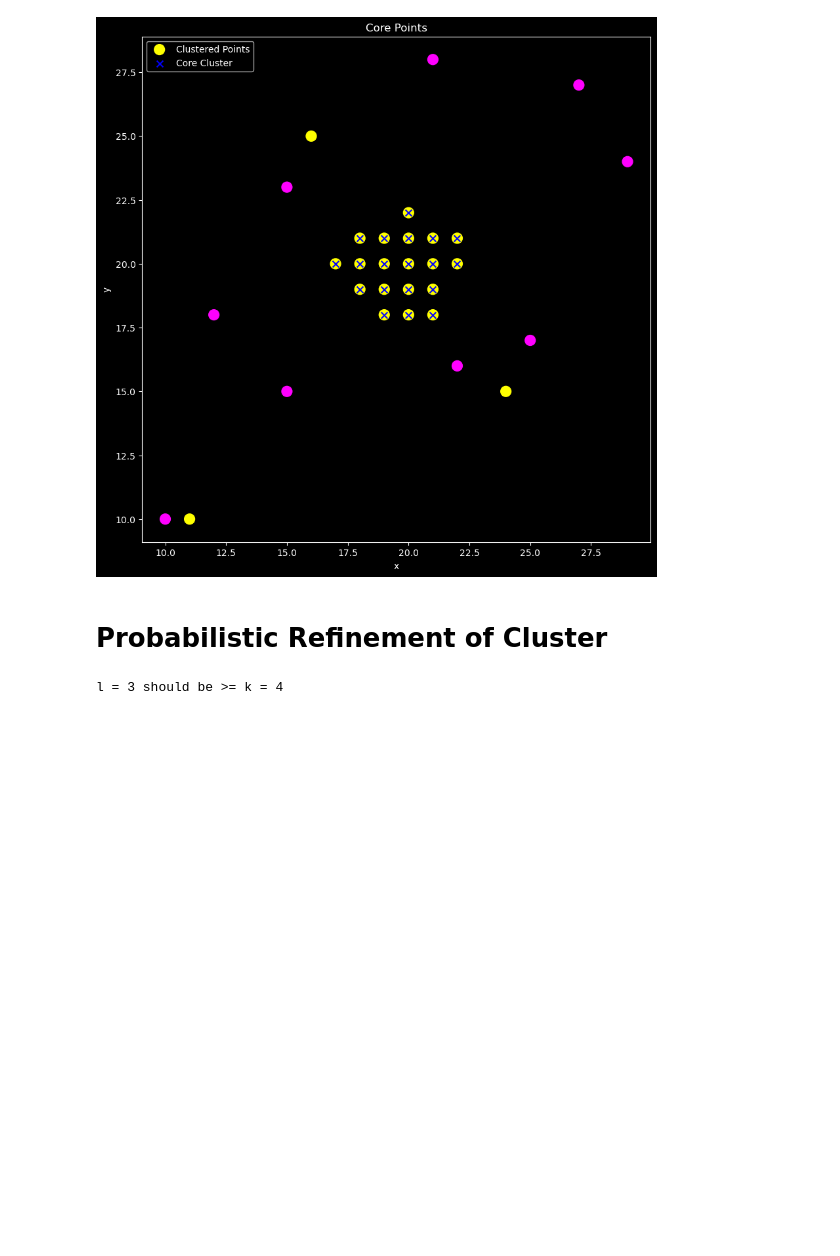
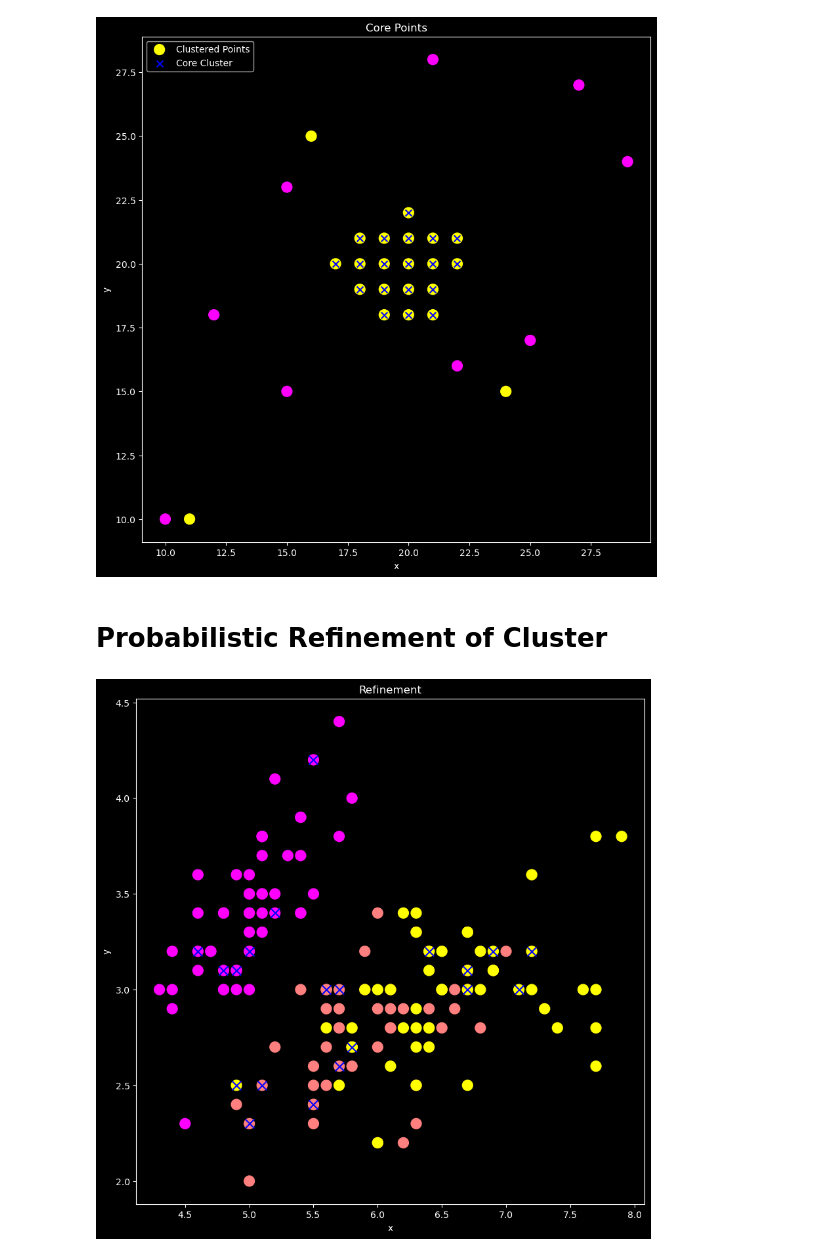
Before and after one commit to Pyrole-2002/project-7-incremental-clustering, a Jupyter notebook: src/algo_5.3.ipynb, the cells around one changed output. Cells and saved outputs as stored; diff of their text form; code cells hidden in the pictures; blank space fills up the shorter version.

```diff
--- a/src/algo_5.3.ipynb
+++ b/src/algo_5.3.ipynb
@@ -17,5 +15,16 @@ iris_data = raw_iris.data
 iris = iris_data
 iris = pd.DataFrame(raw_iris.data, columns = raw_iris.feature_names)
 iris['target'] = raw_iris.target
-iris.head()
+# format [x1, x2, x3, x4, target]
+iris = np.array(
+    iris[[
+        'sepal length (cm)',
+        'sepal width (cm)',
+        'petal length (cm)',
+        'petal width (cm)',
+        'target'
+    ]]
+)
+iris[:, 4] = iris[:, 4].astype(int)
+iris
 # %% [output]
@@ -28,5 +47,0 @@ iris.head()
-# %%
-# convert into format [x1, x2, x3, x4, target]
-iris = np.array(iris[['sepal length (cm)', 'sepal width (cm)', 'petal length (cm)', 'petal width (cm)', 'target']])
-# iris[:, 4] = iris[:, 4].astype(int)
-iris
@@ -124,10 +137,11 @@ plt.show()
 # Probabilistic Refinement of Cluster
 # %%
 class DetectRefinement():
-    def __init__(self, k):
+    def __init__(self, k, random_state=42):
         self.k = k
+        np.random.seed(random_state)
 
-    def refine(self, l, X, C0):
+    def refine(self, l, X):
         # X is of the form [x1, x2, ..., xd, c]
         # where c is the cluster number
         self.T = np.array([X[t] for t in range(l)])
@@ -141,5 +155,5 @@ class DetectRefinement():
             if (np.random.rand() < l / t):
                 # choose a random point from T
                 # and replace it with xt
-                self.T[np.random.randint(0, len(self.T))] = xt
+                self.T[np.random.randint(0, l)] = xt
         return self.T
@@ -148,5 +160,20 @@ X =
-# %%
-detect_refinement = DetectRefinement(4)
-detect_refinement.refine(3)
-# %% [output]
-l = 3 should be >= k = 4
+# %%
+detect_refinement = DetectRefinement(3, random_state=10)
+T = detect_refinement.refine(20, iris)
+
+# plot data
+plt.figure(figsize=(10, 10))
+plt.scatter(
+    iris[:, 0],
+    iris[:, 1],
+    c=iris[:, 4],
+    cmap='spring',
+    s=130
+)
+plt.scatter(T[:, 0], T[:, 1], s=100, c='b', marker='x')
+plt.title('Refinement')
+plt.xlabel('x')
+plt.ylabel('y')
+plt.show()
+# %% [output]
+[figure, added]
```
Also changed, not shown: parts of 5 cells of this notebook.
